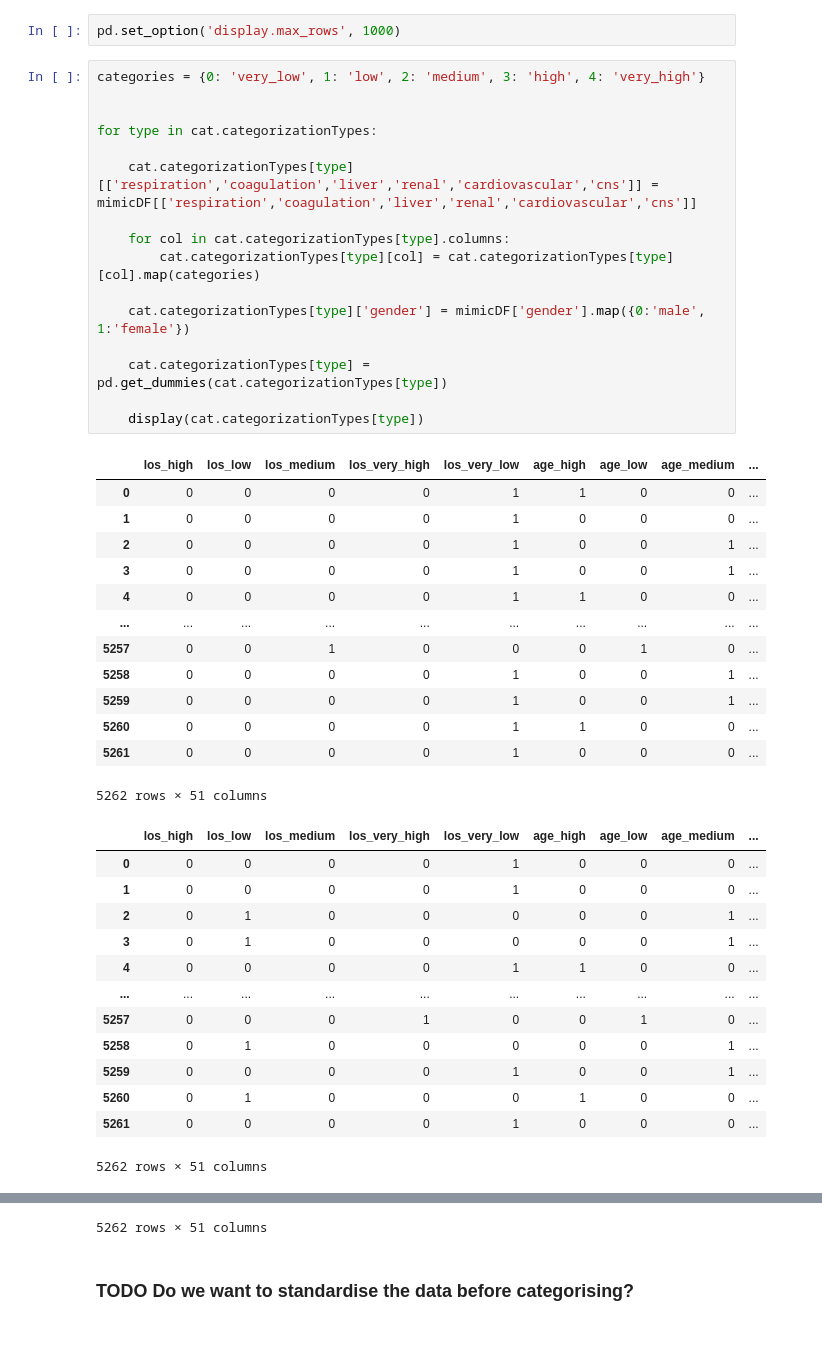
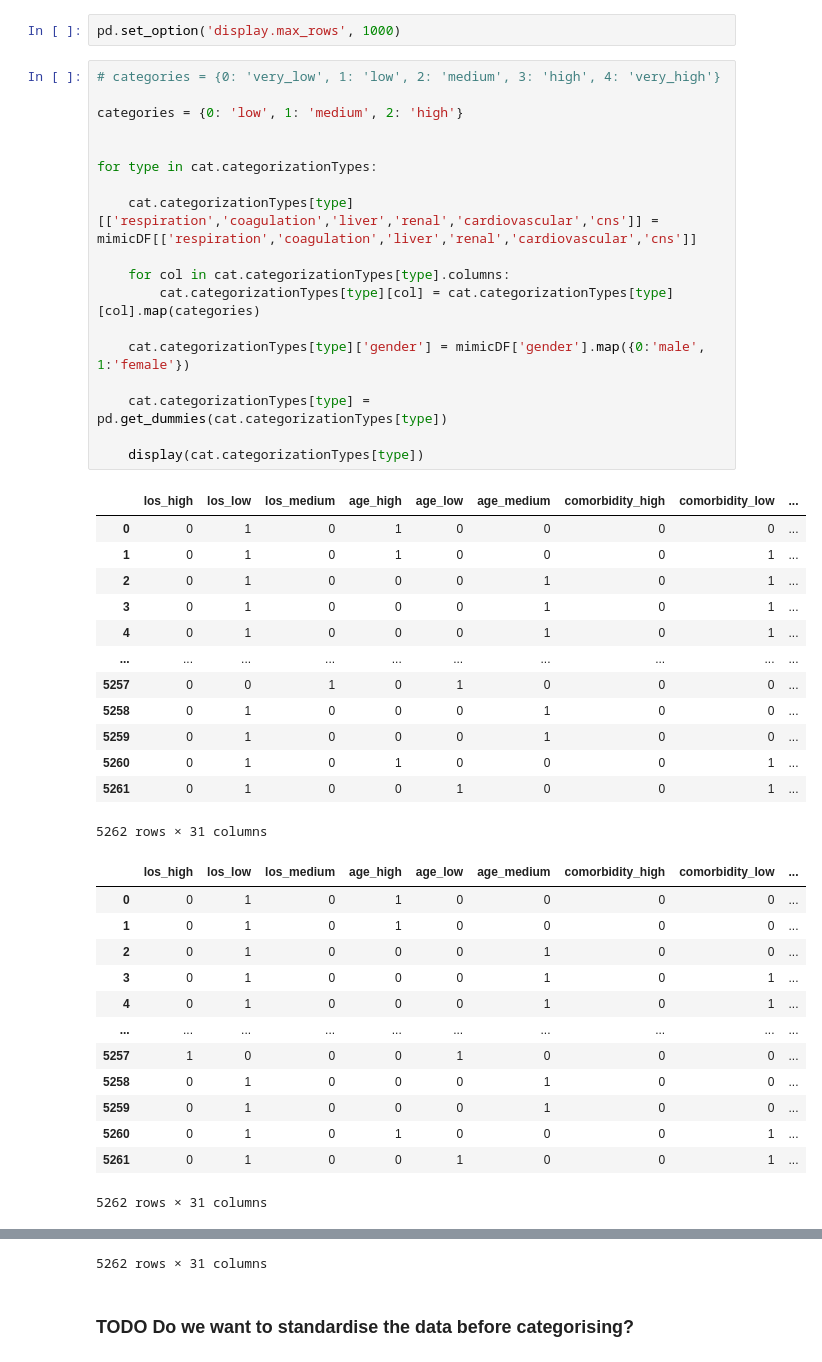
Before and after one commit to BenMarkFrost/LEN_Individual_Project, a Jupyter notebook: Static/staticCategorisation.ipynb, the cells around one changed output, grey strips where cells are left out. Drawn from its saved outputs; the diff is of its cells as text.

```diff
--- a/Static/staticCategorisation.ipynb
+++ b/Static/staticCategorisation.ipynb
@@ -200,45 +252,47 @@ cat.display()
 # %%
 pd.set_option('display.max_rows', 1000)
 # %%
-categories = {0: 'very_low', 1: 'low', 2: 'medium', 3: 'high', 4: 'very_high'}
+# categories = {0: 'very_low', 1: 'low', 2: 'medium', 3: 'high', 4: 'very_high'}
+
+categories = {0: 'low', 1: 'medium', 2: 'high'}
 
 
 for type in cat.categorizationTypes:
 
     cat.categorizationTypes[type][['respiration','coagulation','liver','renal','cardiovascular','cns']] = mimicDF[['respiration','coagulation','liver','renal','cardiovascular','cns']]
 
     for col in cat.categorizationTypes[type].columns:
         cat.categorizationTypes[type][col] = cat.categorizationTypes[type][col].map(categories)
 
     cat.categorizationTypes[type]['gender'] = mimicDF['gender'].map({0:'male', 1:'female'})
 
     cat.categorizationTypes[type] = pd.get_dummies(cat.categorizationTypes[type])
 
     display(cat.categorizationTypes[type])
 # %% [output]
-|  | los_high | los_low | los_medium | los_very_high | los_very_low | age_high | age_low | age_medium | ... |
-| 0 | 0 | 0 | 0 | 0 | 1 | 1 | 0 | 0 | ... |
-| 1 | 0 | 0 | 0 | 0 | 1 | 0 | 0 | 0 | ... |
-| 2 | 0 | 0 | 0 | 0 | 1 | 0 | 0 | 1 | ... |
-| 3 | 0 | 0 | 0 | 0 | 1 | 0 | 0 | 1 | ... |
-| 4 | 0 | 0 | 0 | 0 | 1 | 1 | 0 | 0 | ... |
+|  | los_high | los_low | los_medium | age_high | age_low | age_medium | comorbidity_high | comorbidity_low | ... |
+| 0 | 0 | 1 | 0 | 1 | 0 | 0 | 0 | 0 | ... |
+| 1 | 0 | 1 | 0 | 1 | 0 | 0 | 0 | 1 | ... |
+| 2 | 0 | 1 | 0 | 0 | 0 | 1 | 0 | 1 | ... |
+| 3 | 0 | 1 | 0 | 0 | 0 | 1 | 0 | 1 | ... |
+| 4 | 0 | 1 | 0 | 0 | 0 | 1 | 0 | 1 | ... |
 | ... | ... | ... | ... | ... | ... | ... | ... | ... | ... |
-| 5257 | 0 | 0 | 1 | 0 | 0 | 0 | 1 | 0 | ... |
-| 5258 | 0 | 0 | 0 | 0 | 1 | 0 | 0 | 1 | ... |
-| 5259 | 0 | 0 | 0 | 0 | 1 | 0 | 0 | 1 | ... |
-| 5260 | 0 | 0 | 0 | 0 | 1 | 1 | 0 | 0 | ... |
-| 5261 | 0 | 0 | 0 | 0 | 1 | 0 | 0 | 0 | ... |
+| 5257 | 0 | 0 | 1 | 0 | 1 | 0 | 0 | 0 | ... |
+| 5258 | 0 | 1 | 0 | 0 | 0 | 1 | 0 | 0 | ... |
+| 5259 | 0 | 1 | 0 | 0 | 0 | 1 | 0 | 0 | ... |
+| 5260 | 0 | 1 | 0 | 1 | 0 | 0 | 0 | 1 | ... |
+| 5261 | 0 | 1 | 0 | 0 | 1 | 0 | 0 | 1 | ... |
-5262 rows × 51 columns
+5262 rows × 31 columns
-|  | los_high | los_low | los_medium | los_very_high | los_very_low | age_high | age_low | age_medium | ... |
-| 0 | 0 | 0 | 0 | 0 | 1 | 0 | 0 | 0 | ... |
-| 1 | 0 | 0 | 0 | 0 | 1 | 0 | 0 | 0 | ... |
-| 2 | 0 | 1 | 0 | 0 | 0 | 0 | 0 | 1 | ... |
-| 3 | 0 | 1 | 0 | 0 | 0 | 0 | 0 | 1 | ... |
-| 4 | 0 | 0 | 0 | 0 | 1 | 1 | 0 | 0 | ... |
+|  | los_high | los_low | los_medium | age_high | age_low | age_medium | comorbidity_high | comorbidity_low | ... |
+| 0 | 0 | 1 | 0 | 1 | 0 | 0 | 0 | 0 | ... |
+| 1 | 0 | 1 | 0 | 1 | 0 | 0 | 0 | 0 | ... |
+| 2 | 0 | 1 | 0 | 0 | 0 | 1 | 0 | 0 | ... |
+| 3 | 0 | 1 | 0 | 0 | 0 | 1 | 0 | 1 | ... |
+| 4 | 0 | 1 | 0 | 0 | 0 | 1 | 0 | 1 | ... |
 | ... | ... | ... | ... | ... | ... | ... | ... | ... | ... |
-| 5257 | 0 | 0 | 0 | 1 | 0 | 0 | 1 | 0 | ... |
-| 5258 | 0 | 1 | 0 | 0 | 0 | 0 | 0 | 1 | ... |
-| 5259 | 0 | 0 | 0 | 0 | 1 | 0 | 0 | 1 | ... |
-| 5260 | 0 | 1 | 0 | 0 | 0 | 1 | 0 | 0 | ... |
-| 5261 | 0 | 0 | 0 | 0 | 1 | 0 | 0 | 0 | ... |
+| 5257 | 1 | 0 | 0 | 0 | 1 | 0 | 0 | 0 | ... |
+| 5258 | 0 | 1 | 0 | 0 | 0 | 1 | 0 | 0 | ... |
+| 5259 | 0 | 1 | 0 | 0 | 0 | 1 | 0 | 0 | ... |
+| 5260 | 0 | 1 | 0 | 1 | 0 | 0 | 0 | 1 | ... |
+| 5261 | 0 | 1 | 0 | 0 | 1 | 0 | 0 | 1 | ... |
-5262 rows × 51 columns
+5262 rows × 31 columns
@@ -257,4 +311,4 @@ for type in cat.categorizationTypes:
-5262 rows × 51 columns
+5262 rows × 31 columns
 # %% [markdown]
 ### TODO Do we want to standardise the data before categorising?
 # %% [markdown]
```
Also changed, not shown: parts of 13 cells of this notebook, 2 other files.
